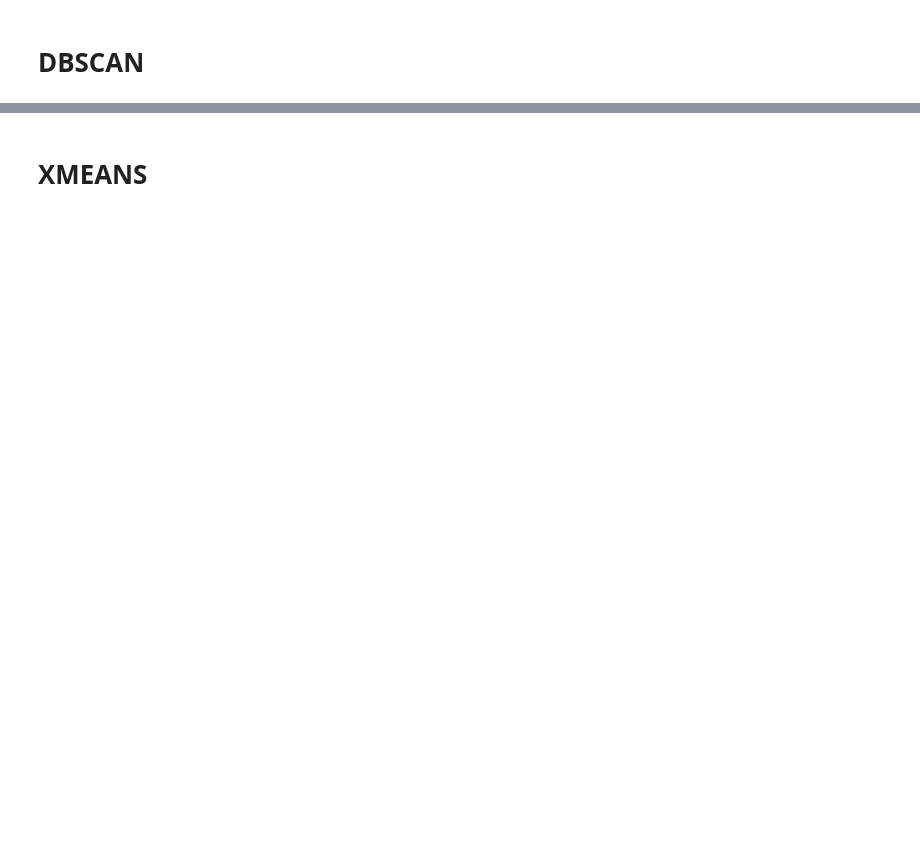
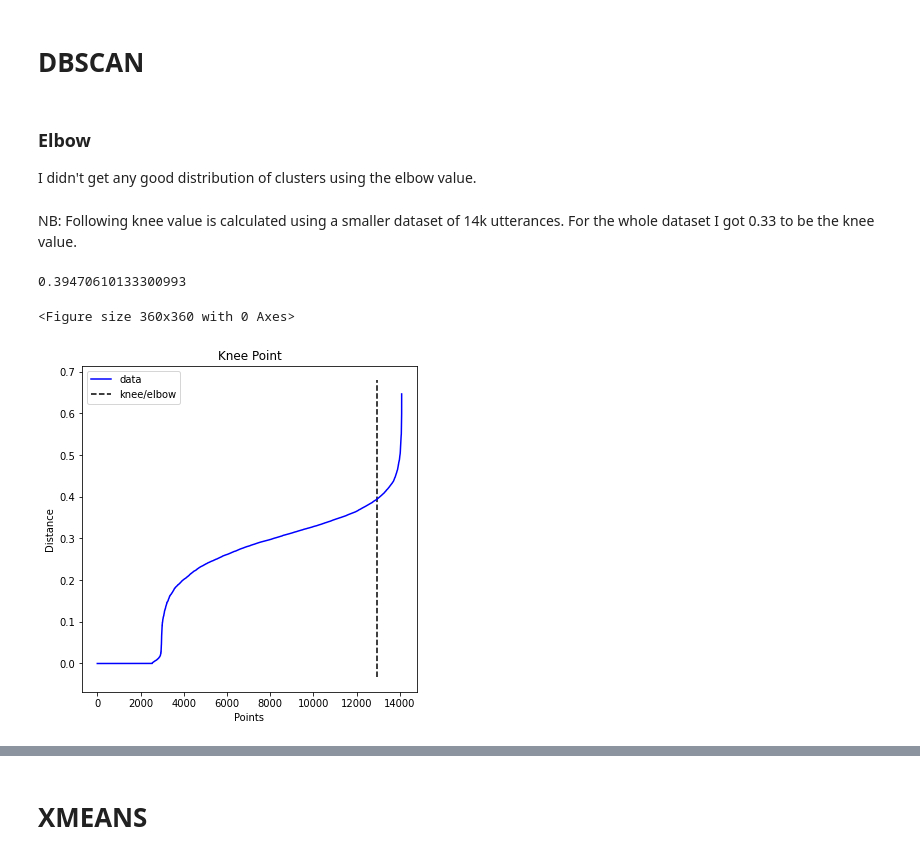
Before and after one commit to shoaib6174/MultiWOZ-Clustering, a Jupyter notebook: Multi_WOZ_Clustering.ipynb, the cells around one changed output, grey strips where cells are left out. Drawn from its saved outputs; the diff is of its cells as text; code cells hidden in the pictures; blank space fills up the shorter version.

```diff
--- a/Multi_WOZ_Clustering.ipynb
+++ b/Multi_WOZ_Clustering.ipynb
@@ -214,2 +269,30 @@ data = read_sample("topic_data.txt")
 # %% [markdown]
 # DBSCAN
+# %% [markdown]
+### Elbow
+I didn't get any good distribution of clusters using the elbow value.
+# %% [markdown]
+NB: Following knee value is calculated using a smaller dataset of 14k utterances. For the whole dataset I got 0.33 to be the knee value.
+# %%
+from kneed import KneeLocator
+
+n_neighbors = 50
+nearest_neighbors = NearestNeighbors(n_neighbors=n_neighbors)
+neighbors = nearest_neighbors.fit(data)
+
+distances, indices = neighbors.kneighbors(data)
+distances = np.sort(distances, axis=0)
+distances = distances[:,1]
+
+i = np.arange(len(distances))
+knee = KneeLocator(i, distances, S=1, curve='convex', direction='increasing', interp_method='polynomial')
+fig = plt.figure(figsize=(5, 5))
+knee.plot_knee()
+plt.xlabel("Points")
+plt.ylabel("Distance")
+
+print(distances[knee.knee])
+# %% [output]
+0.39470610133300993
+<Figure size 360x360 with 0 Axes>
+[figure, added]
```
Also changed, not shown: parts of 29 cells of this notebook.
